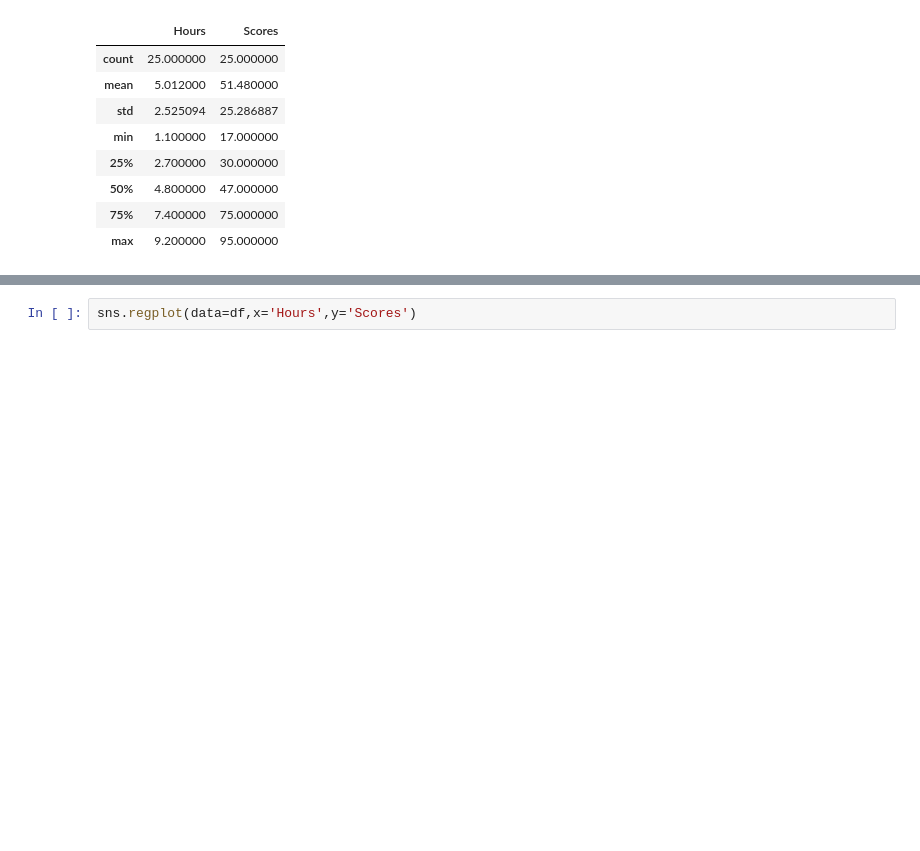
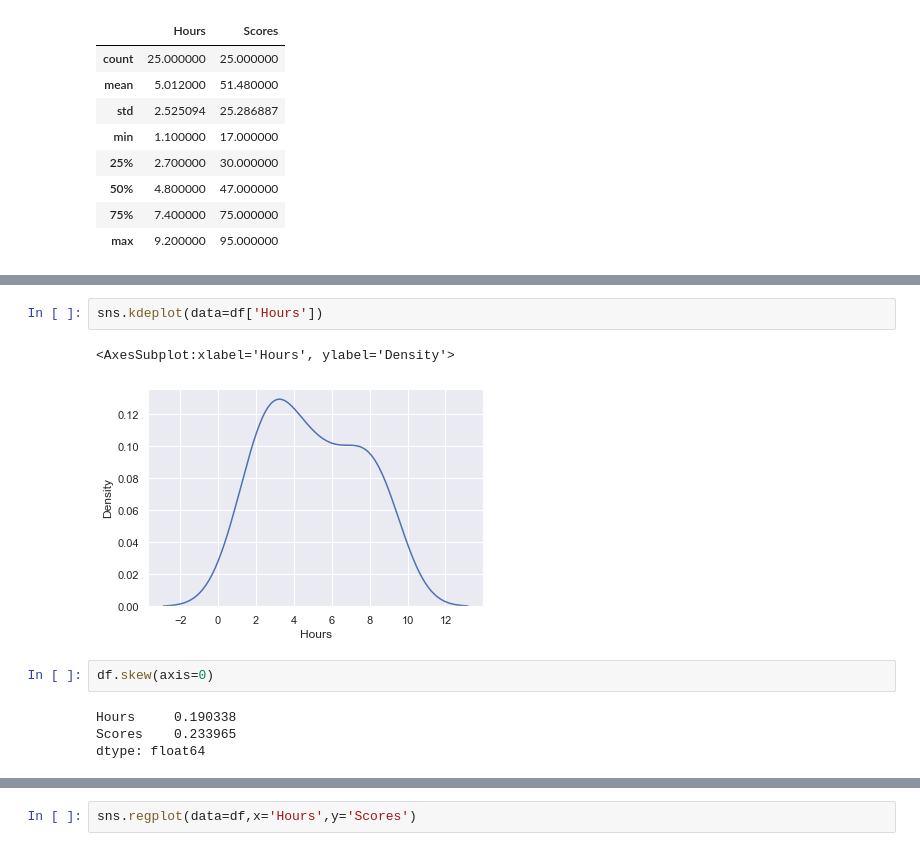
Before and after one commit to im-sudhir/GRIP-APR21-THE-SPARK-FOUNDATION, a Jupyter notebook: Task1.ipynb, the cells around one changed output, grey strips where cells are left out. Saved outputs shown, nothing was run; the diff lists cells and outputs as text; blank space fills up the shorter version.

```diff
--- a/Task1.ipynb
+++ b/Task1.ipynb
@@ -41,0 +107,11 @@ sns.scatterplot(data=df,x='Hours',y='Scores')
+# %%
+sns.kdeplot(data=df['Hours'])
+# %% [output]
+<AxesSubplot:xlabel='Hours', ylabel='Density'>
+[figure, added]
+# %%
+df.skew(axis=0)
+# %% [output]
+Hours     0.190338
+Scores    0.233965
+dtype: float64
```
Also changed, not shown: parts of 45 cells of this notebook.
